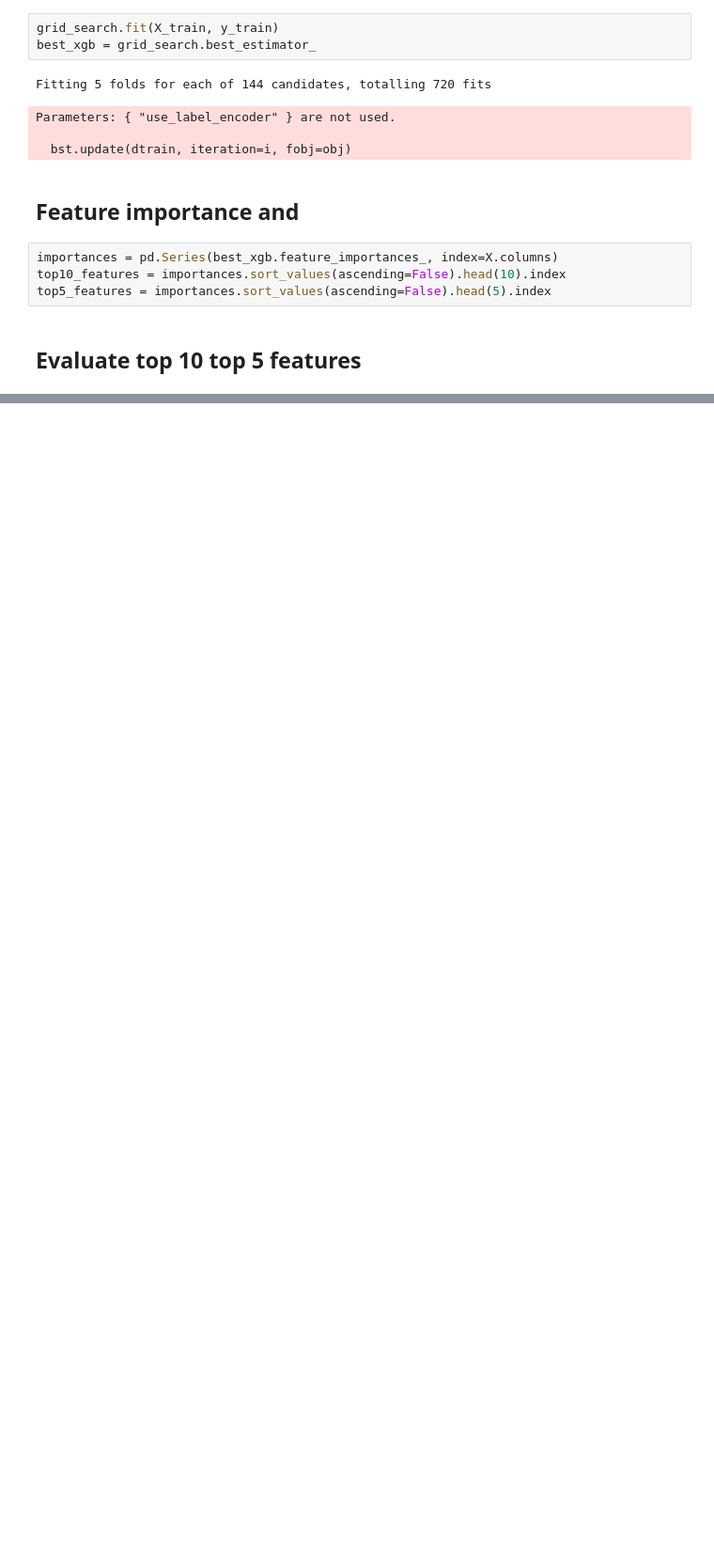
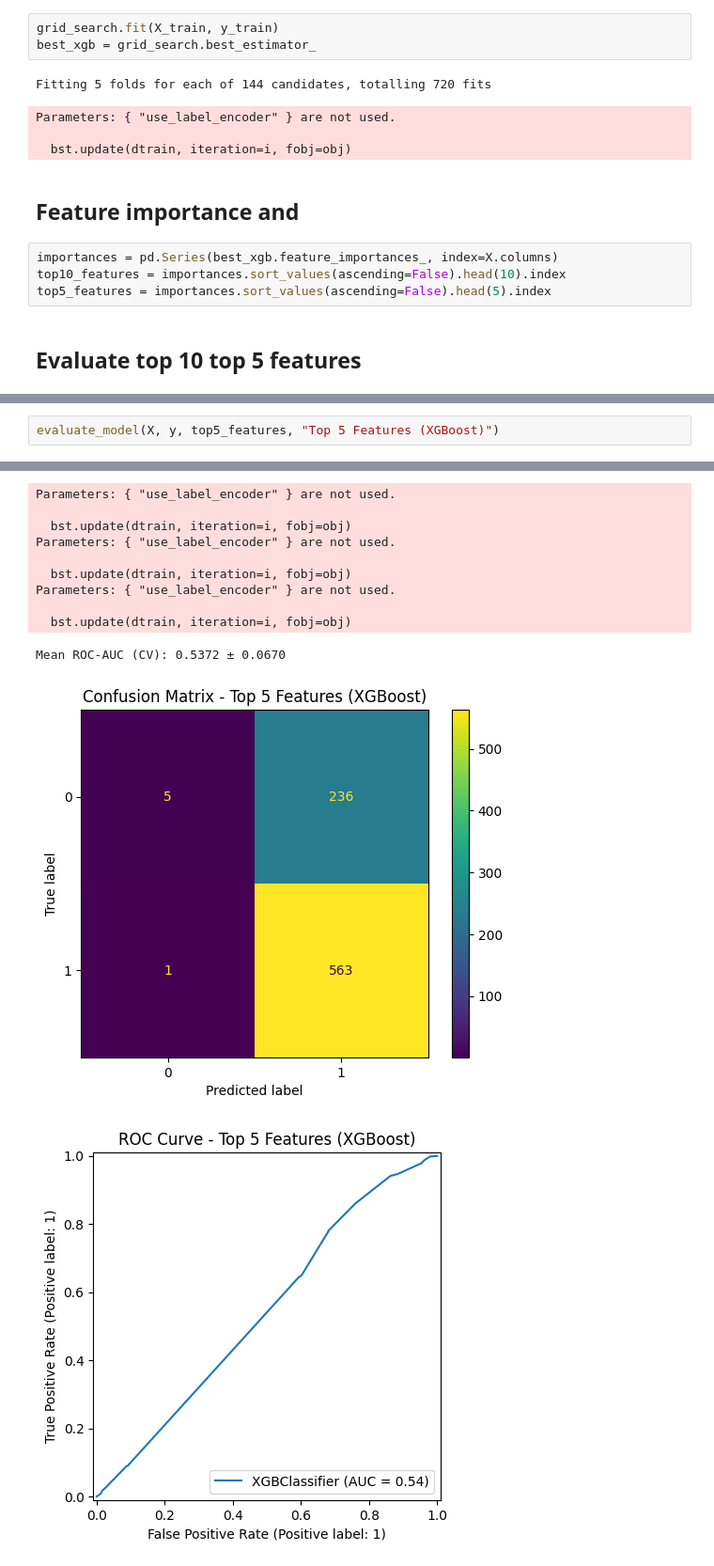
Before and after one commit to MichaelYemane707/breast_cancer_prediction, a Jupyter notebook: xgboost.ipynb, the cells around one changed output, grey strips where cells are left out. Shown: that part at 94% size. Drawn from its saved outputs; the diff is of its cells as text; blank space fills up the shorter version.

```diff
--- a/xgboost.ipynb
+++ b/xgboost.ipynb
@@ -299,0 +395,3 @@ Parameters: { "use_label_encoder" } are not used.
+# %%
+evaluate_model(X, y, top5_features, "Top 5 Features (XGBoost)")
+# %% [output]
@@ -299,0 +419,12 @@ Parameters: { "use_label_encoder" } are not used.
+Parameters: { "use_label_encoder" } are not used.
+
+  bst.update(dtrain, iteration=i, fobj=obj)
+Parameters: { "use_label_encoder" } are not used.
+
+  bst.update(dtrain, iteration=i, fobj=obj)
+Parameters: { "use_label_encoder" } are not used.
+
+  bst.update(dtrain, iteration=i, fobj=obj)
+Mean ROC-AUC (CV): 0.5372 ± 0.0670
+[figure, added]
+[figure, added]
```
Also changed, not shown: parts of 13 cells of this notebook.
